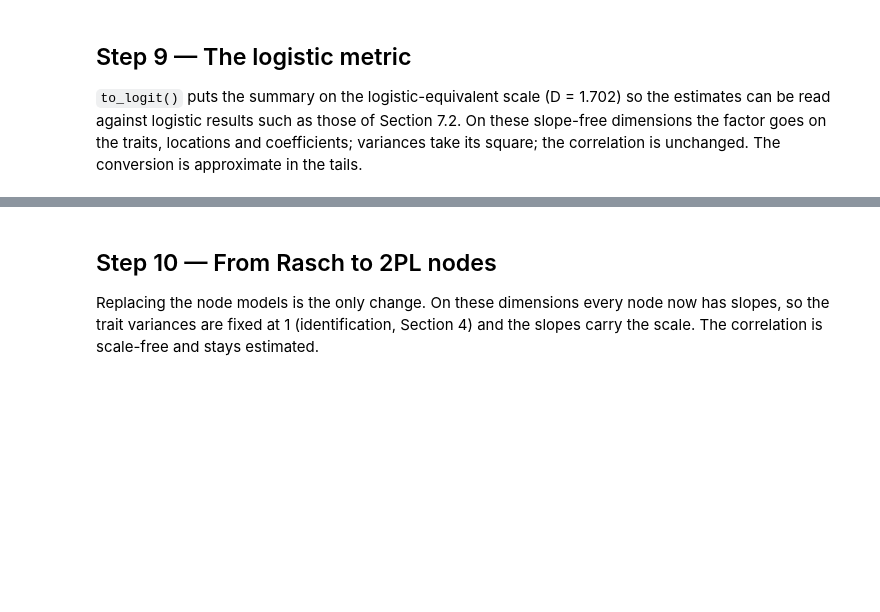
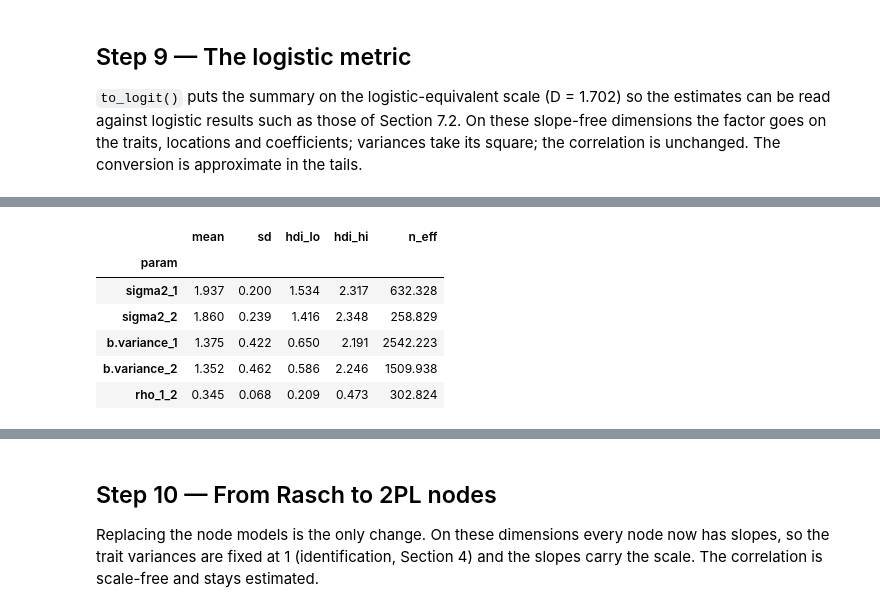
Before and after one commit to Juste-mehou/irtree-0.4.0, a Jupyter notebook: replication/verbagg/61_verbagg_workflow.ipynb, the cells around one changed output, grey strips where cells are left out. Saved outputs shown, nothing was run; the diff lists cells and outputs as text; code cells hidden in the pictures; blank space fills up the shorter version.

```diff
--- a/replication/verbagg/61_verbagg_workflow.ipynb
+++ b/replication/verbagg/61_verbagg_workflow.ipynb
@@ -322,0 +376,15 @@ lg.loc[structural, ["mean", "sd", "factor"]].round(3)
+# %%
+nodes_log_rasch = [irtree.LogitRaschNode(person_covariates=True, item_covariates=True),
+               irtree.LogitRaschNode(person_covariates=True, item_covariates=True)]
+
+nodes_log_rasch_no_cov = [irtree.LogitRaschNode(),
+               irtree.LogitRaschNode()]
+
+
+with timed("fit Rasch tree"):
+    fit_rasch_log = irtree.irtree_fit(data, spec, nodes_log_rasch, priors=priors_rasch,
+                                  n_iter=N_ITER, n_chains=1, seed=SEED, progress=True)
+
+with timed("fit Rasch tree"):
+    fit_rasch_log_no_cov = irtree.irtree_fit(data, spec, nodes_log_rasch_no_cov, priors=priors_rasch_no_cov,
+                              n_iter=N_ITER, n_chains=1, seed=SEED, progress=True)
@@ -322,0 +442,17 @@ lg.loc[structural, ["mean", "sd", "factor"]].round(3)
+# %%
+summ_log = fit_rasch_log.summary_df()
+summ_log_no_cov = fit_rasch_log_no_cov.summary_df()
+
+
+
+
+structural = [n for n in summ_log_no_cov.index if n.startswith(("sigma2", "rho", "b.variance"))]
+summ_log_no_cov.loc[structural, ["mean", "sd", "hdi_lo", "hdi_hi", "n_eff"]].round(3)
+# %% [output]
+|  | mean | sd | hdi_lo | hdi_hi | n_eff |
+| param |  |  |  |  |  |
+| sigma2_1 | 1.937 | 0.200 | 1.534 | 2.317 | 632.328 |
+| sigma2_2 | 1.860 | 0.239 | 1.416 | 2.348 | 258.829 |
+| b.variance_1 | 1.375 | 0.422 | 0.650 | 2.191 | 2542.223 |
+| b.variance_2 | 1.352 | 0.462 | 0.586 | 2.246 | 1509.938 |
+| rho_1_2 | 0.345 | 0.068 | 0.209 | 0.473 | 302.824 |
```
Also changed, not shown: parts of 19 cells of this notebook.
